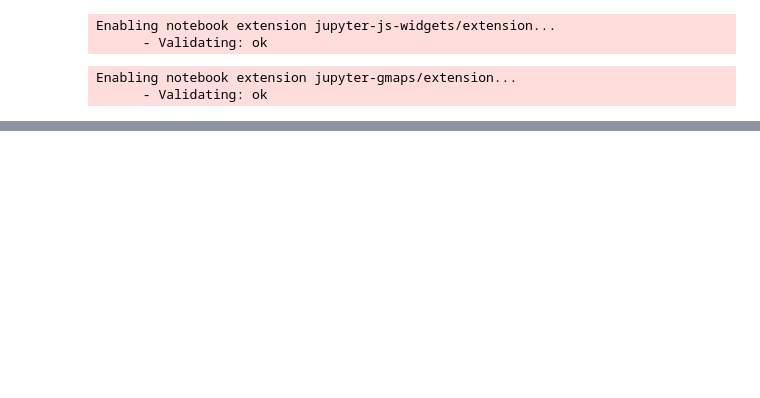
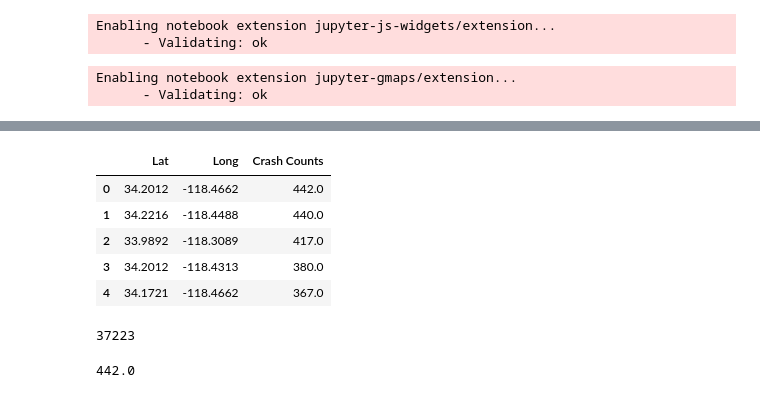
Before and after one commit to shaun-huang/LA-Traffic-Collision-Analysis, a Jupyter notebook: LA Collision Analysis/02 - LA Traffic Collision Analysis - CB.ipynb, the cells around one changed output, grey strips where cells are left out. Saved outputs shown, nothing was run; the diff lists cells and outputs as text; code cells hidden in the pictures; blank space fills up the shorter version.

```diff
--- a/LA Collision Analysis/02 - LA Traffic Collision Analysis - CB.ipynb
+++ b/LA Collision Analysis/02 - LA Traffic Collision Analysis - CB.ipynb
@@ -179,8 +83,6 @@ Name: location, Length: 37224, dtype: int64
 # %%
-from ast import literal_eval
-
-locations = df["location"]
+locations = test3_df["index"]
 locations = locations.tolist()
-locations_mod = [literal_eval(tup) for tup in locations]
-locations_mod
+locations_list = [literal_eval(tup) for tup in locations]
+locations_list
 # %% [output]
@@ -203 +105,4 @@ locations_mod
  ...]
+# %%
+lat_long_df = pd.DataFrame(locations_list, columns = ["Lat", "Long"])
+lat_long_df.head()
@@ -203,0 +116,14 @@ locations_mod
+# %%
+lat_long_df["Crash Counts"] = pd.Series(test3_df["location"])
+lat_long_df.head()
+# %% [output]
+|  | Lat | Long | Crash Counts |
+| 0 | 34.2012 | -118.4662 | 442.0 |
+| 1 | 34.2216 | -118.4488 | 440.0 |
+| 2 | 33.9892 | -118.3089 | 417.0 |
+| 3 | 34.2012 | -118.4313 | 380.0 |
+| 4 | 34.1721 | -118.4662 | 367.0 |
+# %%
+len(lat_long_df["Lat"])
+# %% [output]
+37223
@@ -204,3 +138,7 @@ locations_mod
+# %%
+crashes.max()
+# %% [output]
+442.0
 # %%
 # Plot Heatmap
 fig = gmaps.figure()
```
Also changed, not shown: parts of 17 cells of this notebook.
